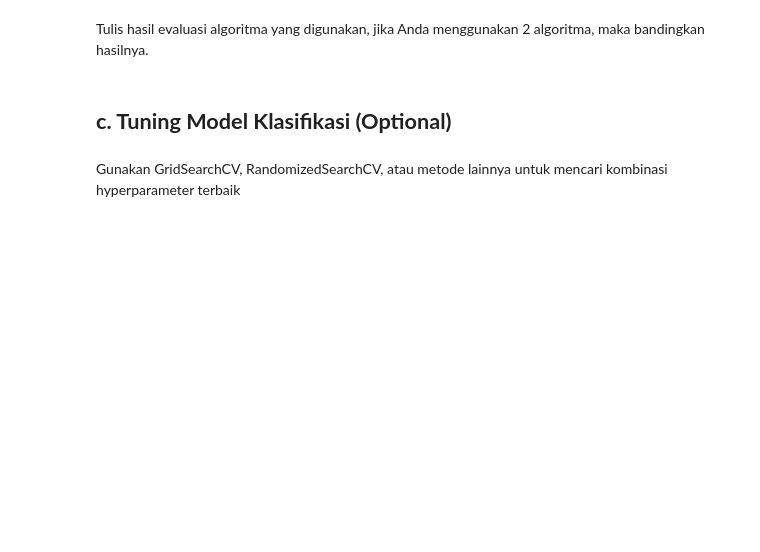
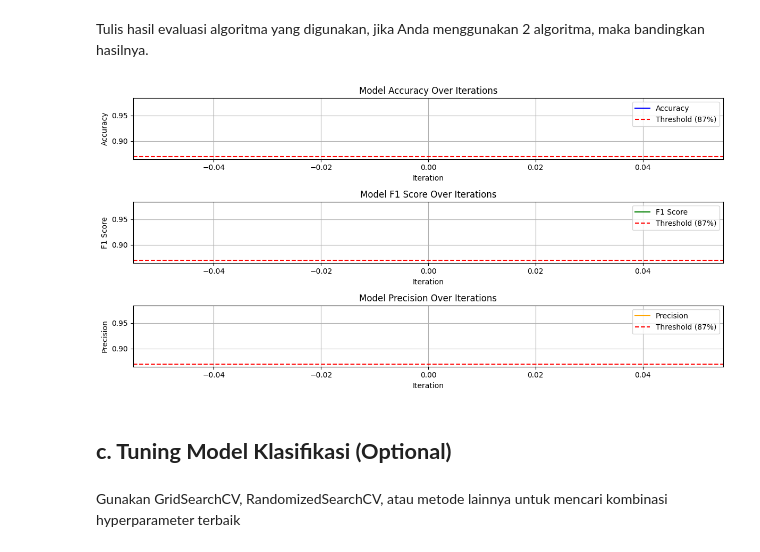
Before and after one commit to DGkurnia/cnkproject, a Jupyter notebook: BMLP_Derfansyah_Guswiranata_Kurnia_klasifikasi.ipynb, the cells around one changed output. Cells and saved outputs as stored; diff of their text form; code cells hidden in the pictures; blank space fills up the shorter version.

```diff
--- a/BMLP_Derfansyah_Guswiranata_Kurnia_klasifikasi.ipynb
+++ b/BMLP_Derfansyah_Guswiranata_Kurnia_klasifikasi.ipynb
@@ -224,8 +235,8 @@ print(Xtspil.shape)
 (12224, 3)
 # %%
 #Inspeksi nilai ccp alpa yang sesuai (inspeksi kisaran nilai)
-nialpf = np.arange(0.001, 0.1, 5e-4) #pemeriksaan nilai
+nialpf = np.arange(0.0015, 0.15, 7.5e-4) #pemeriksaan nilai
 habaik = [] #cek hasil
-itmaks = 100 #iterasi tertinggi
-tolerance = 0.01 #toleransi
+itmaks = 150 #iterasi tertinggi
+tolerance = 0.0175 #toleransi
 #iterasi untuk pemeriksaan
@@ -292,12 +406,12 @@ Nilai terbaik untuk ccp_alpha: 0.001, Akurasi: 0.97, Nilai F1 : 0.97
 #Dinamisasi variabel 'Rclasifier'
 rclasf = RandomForestClassifier(
     random_state=40,
-    n_estimators=50,  # Efisiensi pohon
-    max_depth=8,      # Pengurangan pohon demi akurasi
-    min_samples_split=5,  # Pemisahan untuk bagian pohon
-    min_samples_leaf=3 ,# Sampel untuk daun
-    warm_start=True,  # Penyesuaian sementara
-    ccp_alpha = final_best_result #nilai dari iterasi
+    n_estimators=50,
+    max_depth=8,
+    min_samples_split=5,
+    min_samples_leaf=3,
+    warm_start=True,
+    ccp_alpha=best_alpha  # Deklarasi nilai alfa terbaik
 )
 # %% [markdown]
 ## Tulis narasi atau penjelasan algoritma yang Anda gunakan.
@@ -337,5 +471,46 @@ else:
 # %% [markdown]
 Tulis hasil evaluasi algoritma yang digunakan, jika Anda menggunakan 2 algoritma, maka bandingkan hasilnya.
+# %%
+#inspeksi visualisasi normal
+threshold = 0.87  # Nilai minimal threshold normal
+
+plt.figure(figsize=(12, 6))
+
+# Plot Accuracy
+plt.subplot(3, 1, 1)
+plt.plot(accuracy_list, label='Accuracy', color='blue')
+plt.axhline(y=threshold, color='red', linestyle='--', label='Threshold (87%)')
+plt.title('Model Accuracy Over Iterations')
+plt.xlabel('Iteration')
+plt.ylabel('Accuracy')
+plt.legend()
+plt.grid()
+
+# Plot F1 Score
+plt.subplot(3, 1, 2)
+plt.plot(f1_list, label='F1 Score', color='green')
+plt.axhline(y=threshold, color='red', linestyle='--', label='Threshold (87%)')
+plt.title('Model F1 Score Over Iterations')
+plt.xlabel('Iteration')
+plt.ylabel('F1 Score')
+plt.legend()
+plt.grid()
+
+# Plot Precision
+plt.subplot(3, 1, 3)
+plt.plot(precision_list, label='Precision', color='orange')
+plt.axhline(y=threshold, color='red', linestyle='--', label='Threshold (87%)')
+plt.title('Model Precision Over Iterations')
+plt.xlabel('Iteration')
+plt.ylabel('Precision')
+plt.legend()
+plt.grid()
+
+# Show plots
+plt.tight_layout()
+plt.show()
+# %% [output]
+[figure, added]
 # %% [markdown]
 ## **c. Tuning Model Klasifikasi (Optional)**
 # %% [markdown]
```
Also changed, not shown: parts of 18 cells of this notebook.
